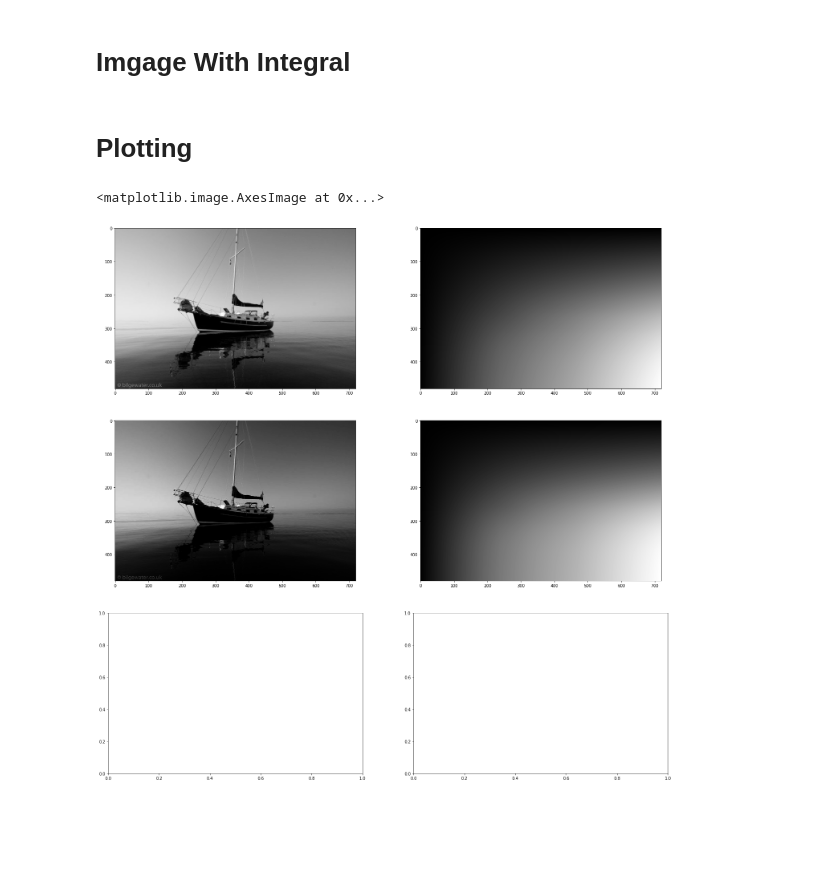
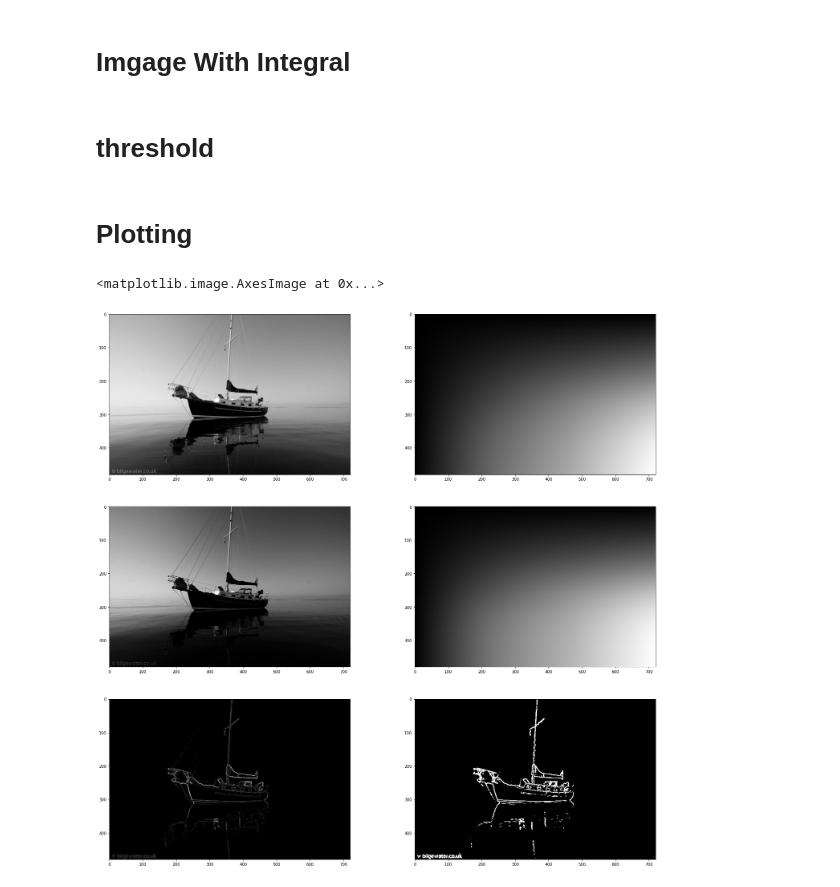
Before and after one commit to Anas36/Fictional_Processor, a Jupyter notebook: Ass1.ipynb, the cells around one changed output. Drawn from its saved outputs; the diff is of its cells as text; code cells hidden in the pictures; blank space fills up the shorter version.

```diff
--- a/Ass1.ipynb
+++ b/Ass1.ipynb
@@ -33,7 +33,6 @@ def integralArray(Image):
 
     Nimage=np.array(Image)
 
-    SumOfImage=Nimage.sum()
 
     #Creating a new result numpy array
     result_s=np.zeros((Nimage.shape[0],Nimage.shape[1]))
@@ -67,15 +66,15 @@ def integralArray(Image):
 # %%
 def localSum(Image, leftI,leftJ ,rightI,rightJ):
   sum = 0
-  integralImage = integralArray(Image)
   #topLeft
-  topLeft = integralImage[leftI - 1][leftJ - 1]
+  topLeft = Image[leftI - 1][leftJ - 1]
   #downLeft
-  downLeft = integralImage[rightI][leftJ - 1]
+  downLeft = Image[rightI][leftJ - 1]
   #topRight
-  topRight = integralImage[leftI - 1][rightJ]
+  topRight = Image[leftI - 1][rightJ]
   #topLeft
-  downRight = integralImage[rightI][rightJ]
+  downRight = Image[rightI][rightJ]
+
 
   sum = downRight +  topLeft - downLeft - topRight
 
@@ -102,31 +106,49 @@ def imgWithIntegral(grayImage,width,height):
             Nimage[middleI][middleJ] = Var
   return Nimage
+# %% [markdown]
+# **threshold**
+# %%
+def applyThreshold (im, th):
+  res = [[0 for x in range(len(im[0]))] for y in range(len(im))]
+  for i in range (0,len(im)):
+    for j in range (0,len(im[0])):
+      if(im[i][j]<th):
+        res[i][j] = 0
+      else:
+        res[i][j] = 255
+  return res
 # %% [markdown]
 # **Plotting**
 # %%
 #plt has to be imported, see the previous sections
+
+
 image2 = integralArray(img)
 image4 = integralArray(sqr)
-# image5 = imgWithIntegral(grayImage,1,1)
+image5 = imgWithIntegral(grayImage,3,3)
+image6 = applyThreshold(image5,750)
 plt.subplots(nrows=3, ncols=2, figsize=(25, 25))
+
+
+
 
 plt.subplot(3,2,1)
 plt.imshow(img,  cmap = 'gray')
 
 plt.subplot(3,2,2)
 plt.imshow(image2,  cmap = 'gray')
 
 plt.subplot(3,2,3)
 plt.imshow(sqr,  cmap = 'gray')
 
 plt.subplot(3,2,4)
 plt.imshow(image4,  cmap = 'gray')
 
-# plt.subplot(3,2,5)
-# plt.imshow(image5,  cmap = 'gray')
+plt.subplot(3,2,5)
+plt.imshow(image5,  cmap = 'gray')
 
-# plt.subplot(3,2,6)
-# plt.imshow(image6,  cmap = 'gray')
+plt.subplot(3,2,6)
+plt.imshow(image6,  cmap = 'gray')
 # %% [output]
 <matplotlib.image.AxesImage at 0x...>
-[figure, old version]
+[figure, new version]
```
Also changed, not shown: parts of 5 cells of this notebook.
